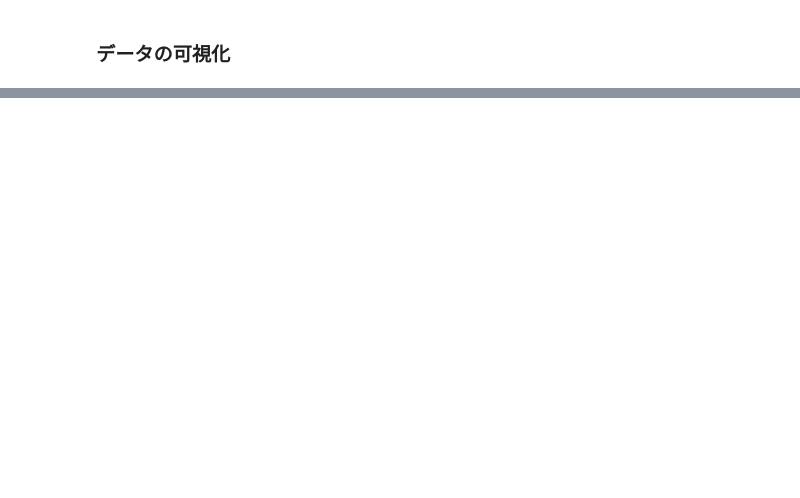
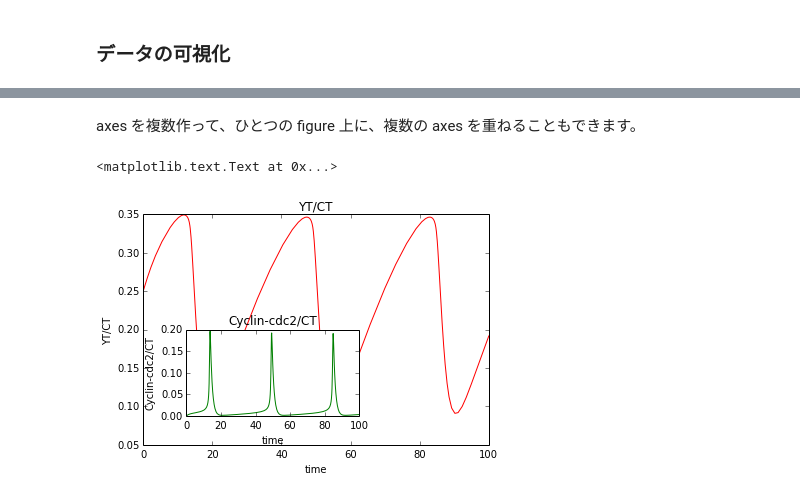
Before and after one commit to naito/BioSimulation1, a Jupyter notebook: Lecture-02.ipynb, the cells around one changed output, grey strips where cells are left out. Drawn from its saved outputs; the diff is of its cells as text; code cells hidden in the pictures; blank space fills up the shorter version.

```diff
--- a/Lecture-02.ipynb
+++ b/Lecture-02.ipynb
@@ -98,0 +155,23 @@ plt.plot( YT_Data[ :, 1 ], M_Data[ :, 1 ] )
+# %% [markdown]
+axes を複数作って、ひとつの figure 上に、複数の axes を重ねることもできます。
+# %%
+fig = plt.figure()
+
+# main figure
+axes1 = fig.add_axes([0.1, 0.1, 0.8, 0.8]) # main axes
+
+axes1.plot( YT_Data[:,0], YT_Data[ :, 1 ] / CT_Data[ :, 1 ], 'r')
+axes1.set_xlabel('time')
+axes1.set_ylabel('YT/CT')
+axes1.set_title('YT/CT')
+
+# insert
+axes2 = fig.add_axes([0.2, 0.2, 0.4, 0.3]) # inset axes
+
+axes2.plot(CT_Data[ :, 0 ], M_Data[ :, 1 ] / CT_Data[ :, 1 ], 'g')
+axes2.set_xlabel('time')
+axes2.set_ylabel('Cyclin-cdc2/CT')
+axes2.set_title('Cyclin-cdc2/CT')
+# %% [output]
+<matplotlib.text.Text at 0x...>
+[figure, added]
```
Also changed, not shown: parts of 27 cells of this notebook.
